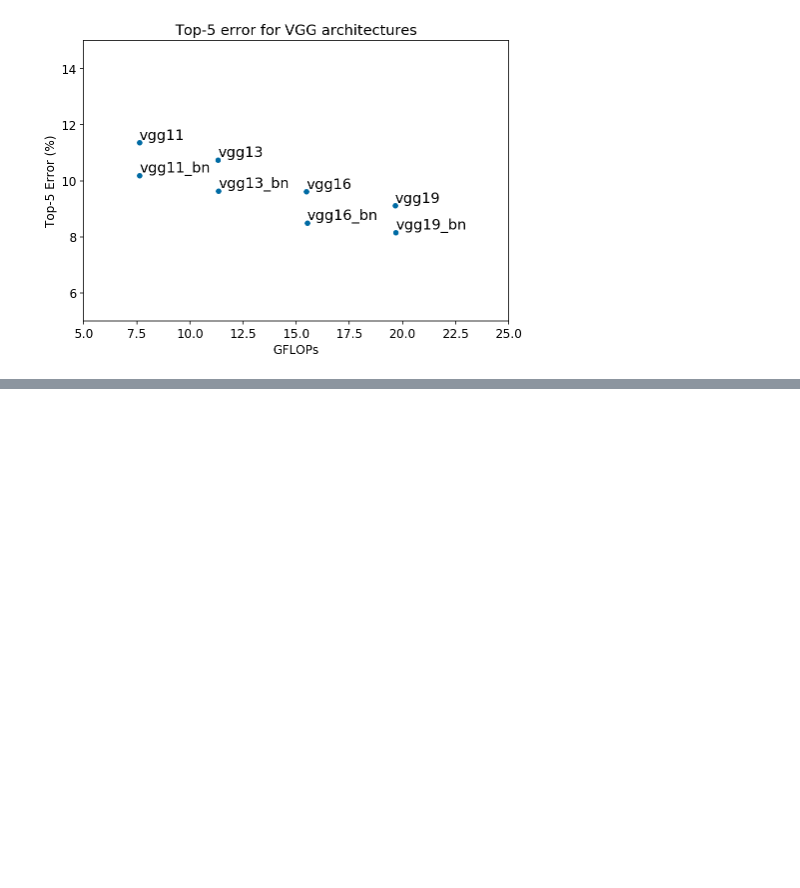
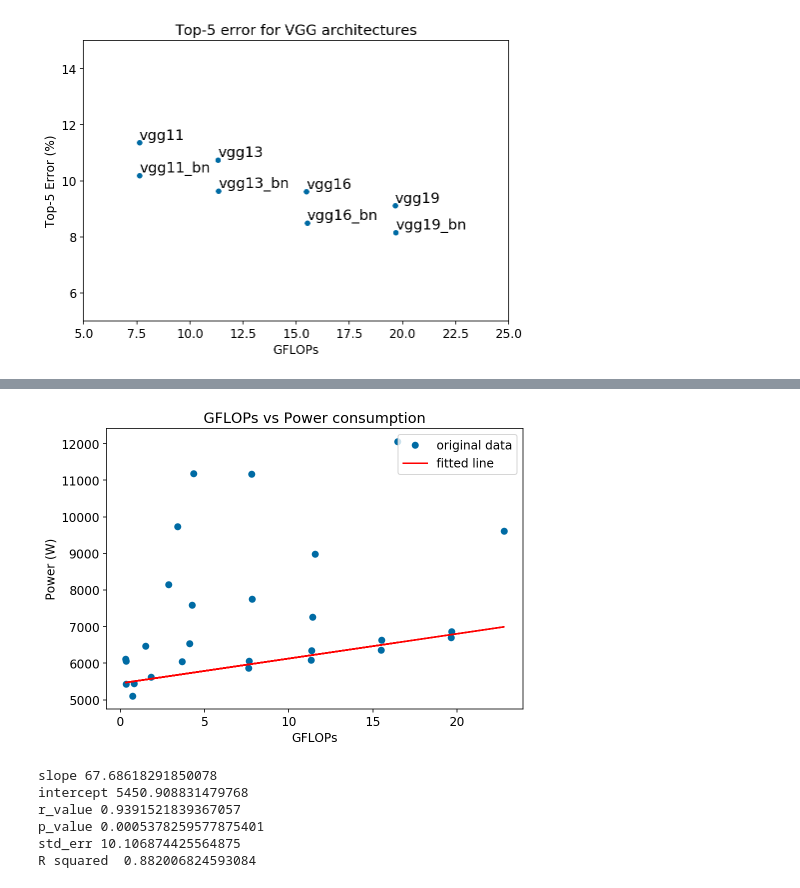
Before and after one commit to MScDissertation/model_hub, a Jupyter notebook: Vision models.ipynb, the cells around one changed output, grey strips where cells are left out. Drawn from its saved outputs; the diff is of its cells as text; code cells hidden in the pictures; blank space fills up the shorter version.

```diff
--- a/Vision models.ipynb
+++ b/Vision models.ipynb
@@ -143,0 +281,14 @@ ax.figure.savefig("viz/vggtop5error.png",dpi=300)
+# %%
+x = new_df['GFLOPS']
+y = new_df['power']
+plt.figure(figsize=(7,5))
+plt.plot(x, y, 'o', label='original data')
+plt.plot(x, intercept + slope*x, 'r', label='fitted line')
+plt.xlabel("GFLOPs")
+plt.ylabel("Power (W)")
+plt.title("GFLOPs vs Power consumption")
+plt.legend()
+plt.tight_layout()
+plt.savefig('viz/gflops_power_fit.png',dpi=300)
+# %% [output]
+[figure, added]
@@ -143,0 +297,12 @@ ax.figure.savefig("viz/vggtop5error.png",dpi=300)
+# %%
+#ax = vgg_df.plot('GFLOPS', 'power', kind='scatter')
+slope, intercept, r_value, p_value, std_err = stats.linregress(vgg_df['GFLOPS'],vgg_df['power'] )
+print(f"slope {slope} \nintercept {intercept}\nr_value {r_value}\np_value {p_value}\nstd_err {std_err}")
+print('R squared ', r_value ** 2)
+# %% [output]
+slope 67.68618291850078
+intercept 5450.908831479768
+r_value 0.9391521839367057
+p_value 0.0005378259577875401
+std_err 10.106874425564875
+R squared  0.882006824593084
```
Also changed, not shown: parts of 27 cells of this notebook, 5 other files.
